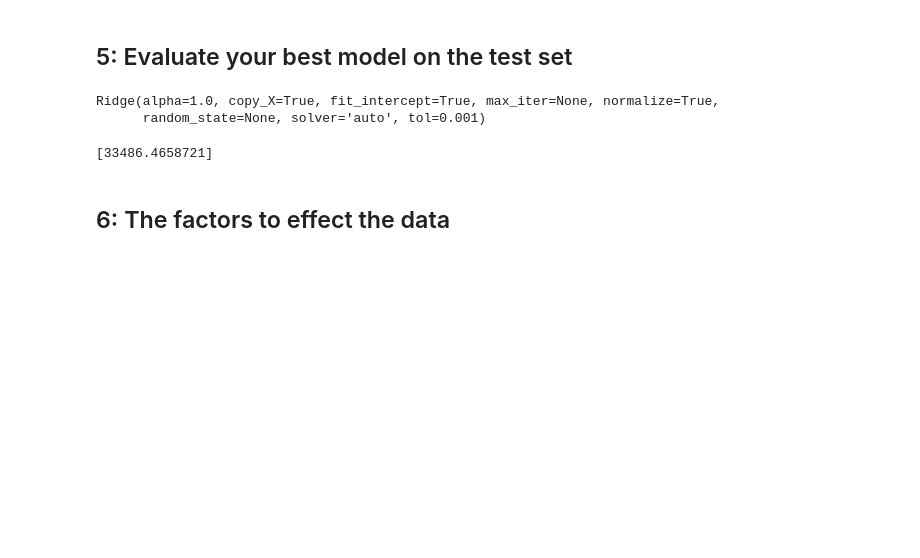
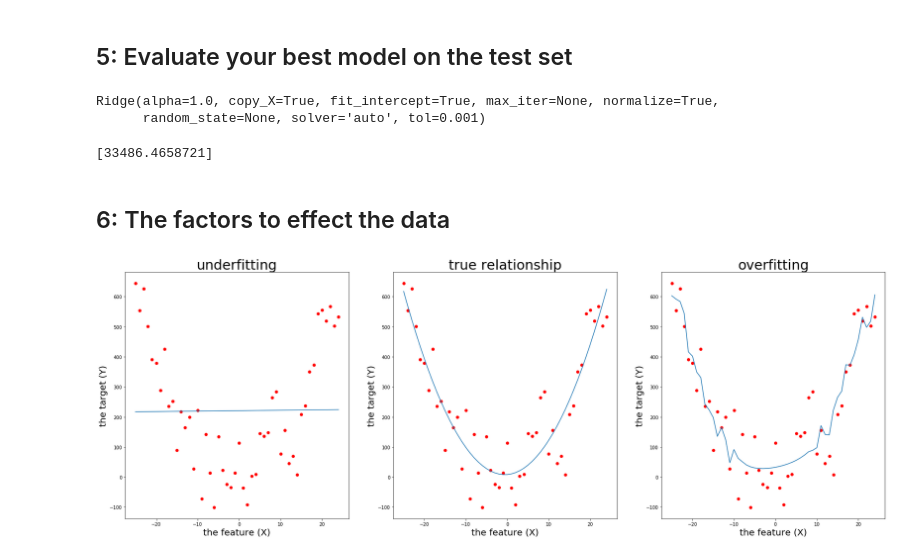
Before and after one commit to Vanessa7544/sharing-github, a Jupyter notebook: Thinkful Assignment Module 18.8.ipynb, the cells around one changed output. Cells and saved outputs as stored; diff of their text form; code cells hidden in the pictures; blank space fills up the shorter version.

```diff
--- a/Thinkful Assignment Module 18.8.ipynb
+++ b/Thinkful Assignment Module 18.8.ipynb
@@ -266,0 +290,28 @@ print(rmse(y_test, predictions))
+# %%
+# We plot the predictions of the three models.
+plt.figure(figsize=(30,10))
+
+plt.subplot(1,3,1)
+plt.scatter(X, Y, color="red")
+plt.plot(X, preds_underfit)
+plt.title("underfitting", fontsize=30)
+plt.xlabel("the feature (X)", fontsize=20)
+plt.ylabel("the target (Y)", fontsize=20)
+
+plt.subplot(1,3,2)
+plt.scatter(X, Y, color="red")
+plt.plot(X, preds_correct)
+plt.title("true relationship", fontsize=30)
+plt.xlabel("the feature (X)", fontsize=20)
+plt.ylabel("the target (Y)", fontsize=20)
+
+plt.subplot(1,3,3)
+plt.scatter(X, Y, color="red")
+plt.plot(X, preds_overfit)
+plt.title("overfitting", fontsize=30)
+plt.xlabel("the feature (X)", fontsize=20)
+plt.ylabel("the target (Y)", fontsize=20)
+
+plt.show()
+# %% [output]
+[figure, added]
```
Also changed, not shown: parts of 5 cells of this notebook.
